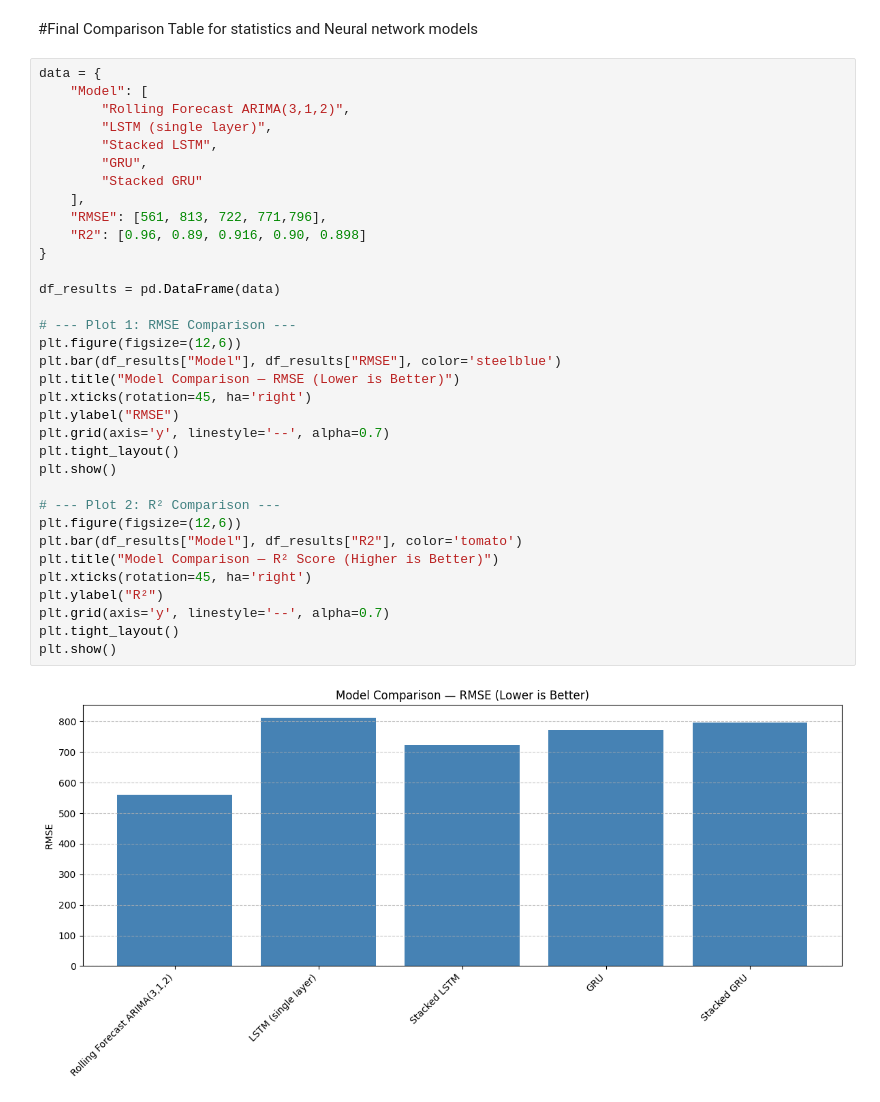
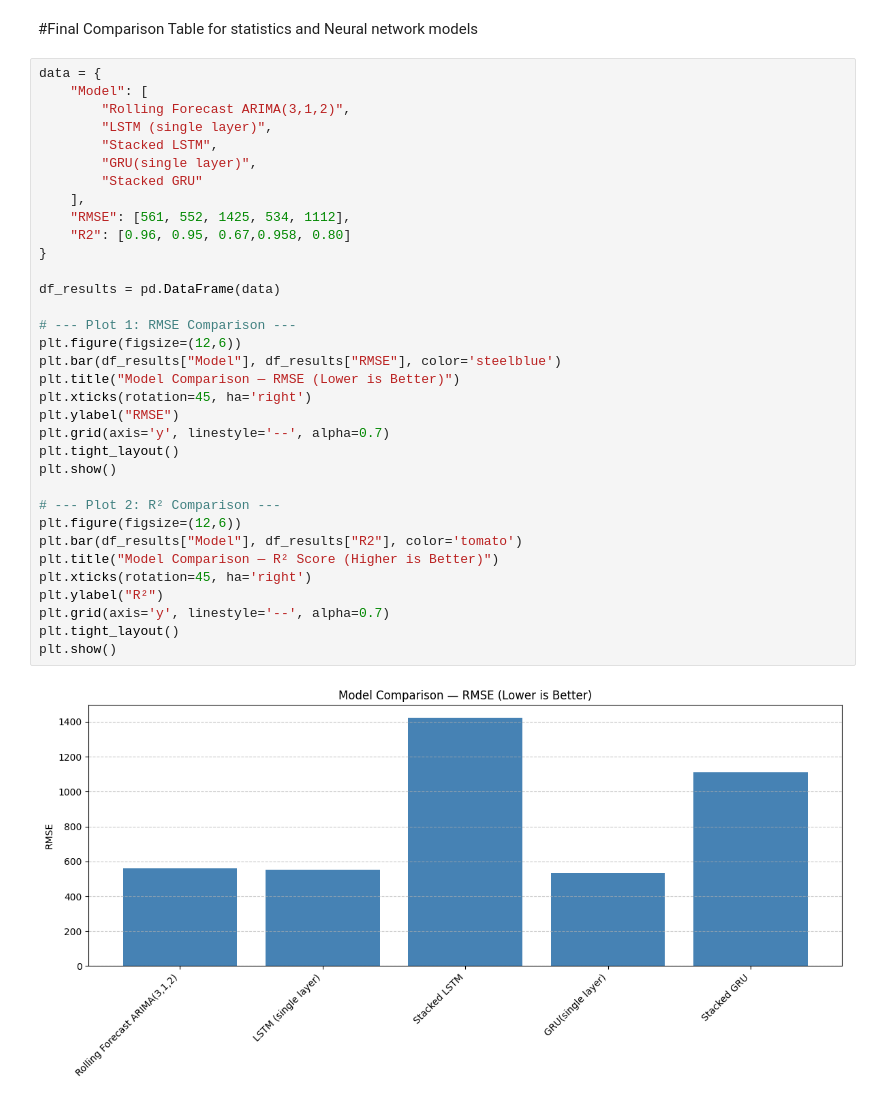
Before and after one commit to DataDrivenAkanksha/Cryptocurrency_price_forecasting, a Jupyter notebook: Cryptocurrency_daily_price_forecasting_Final.ipynb, the cells around one changed output. Cells and saved outputs as stored; diff of their text form.

```diff
--- a/Cryptocurrency_daily_price_forecasting_Final.ipynb
+++ b/Cryptocurrency_daily_price_forecasting_Final.ipynb
@@ -1533,34 +1548,34 @@ data = {
     "Model": [
         "Rolling Forecast ARIMA(3,1,2)",
         "LSTM (single layer)",
         "Stacked LSTM",
-        "GRU",
+        "GRU(single layer)",
         "Stacked GRU"
     ],
-    "RMSE": [561, 813, 722, 771,796],
-    "R2": [0.96, 0.89, 0.916, 0.90, 0.898]
+    "RMSE": [561, 552, 1425, 534, 1112],
+    "R2": [0.96, 0.95, 0.67,0.958, 0.80]
 }
 
 df_results = pd.DataFrame(data)
 
 # --- Plot 1: RMSE Comparison ---
 plt.figure(figsize=(12,6))
 plt.bar(df_results["Model"], df_results["RMSE"], color='steelblue')
 plt.title("Model Comparison — RMSE (Lower is Better)")
 plt.xticks(rotation=45, ha='right')
 plt.ylabel("RMSE")
 plt.grid(axis='y', linestyle='--', alpha=0.7)
 plt.tight_layout()
 plt.show()
 
 # --- Plot 2: R² Comparison ---
 plt.figure(figsize=(12,6))
 plt.bar(df_results["Model"], df_results["R2"], color='tomato')
 plt.title("Model Comparison — R² Score (Higher is Better)")
 plt.xticks(rotation=45, ha='right')
 plt.ylabel("R²")
 plt.grid(axis='y', linestyle='--', alpha=0.7)
 plt.tight_layout()
 plt.show()
 # %% [output]
-[figure, old version]
+[figure, new version]
```
Also changed, not shown: parts of 34 cells of this notebook.
